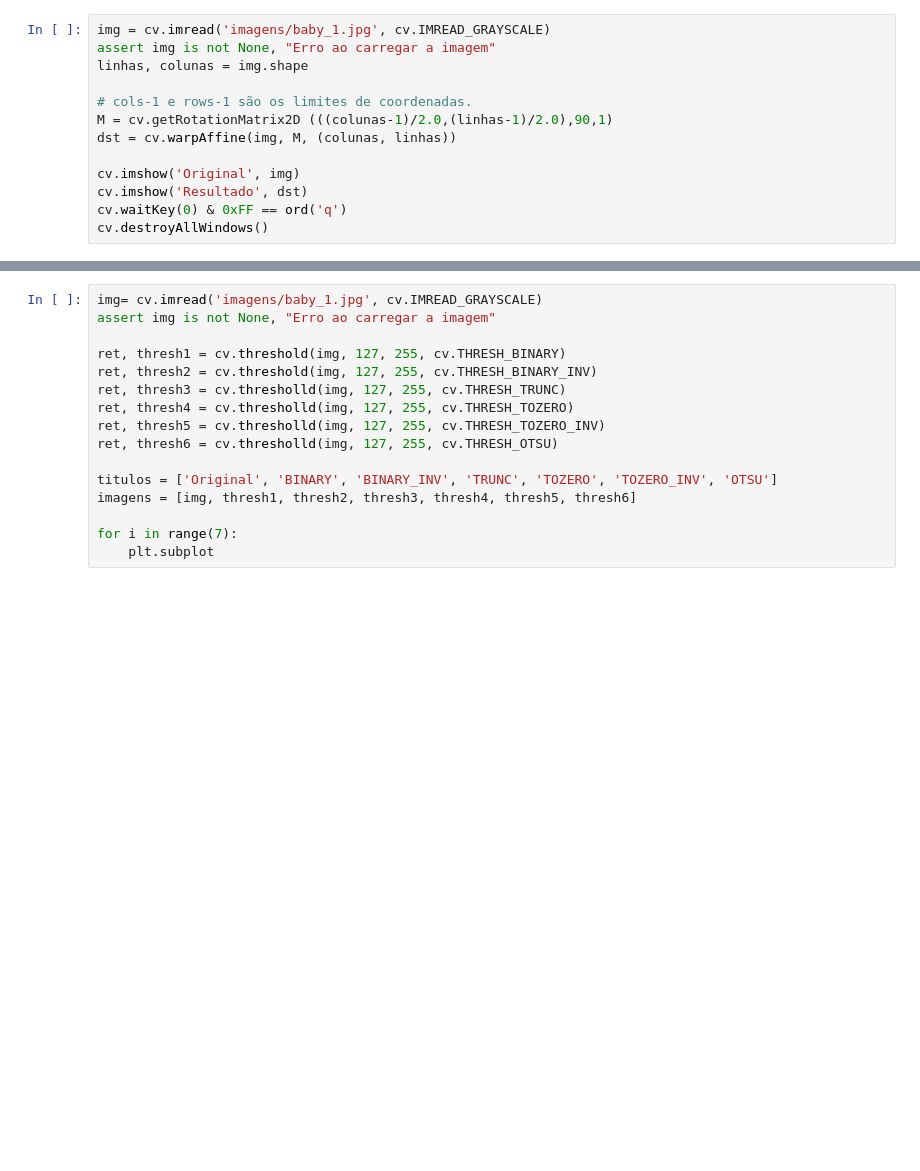
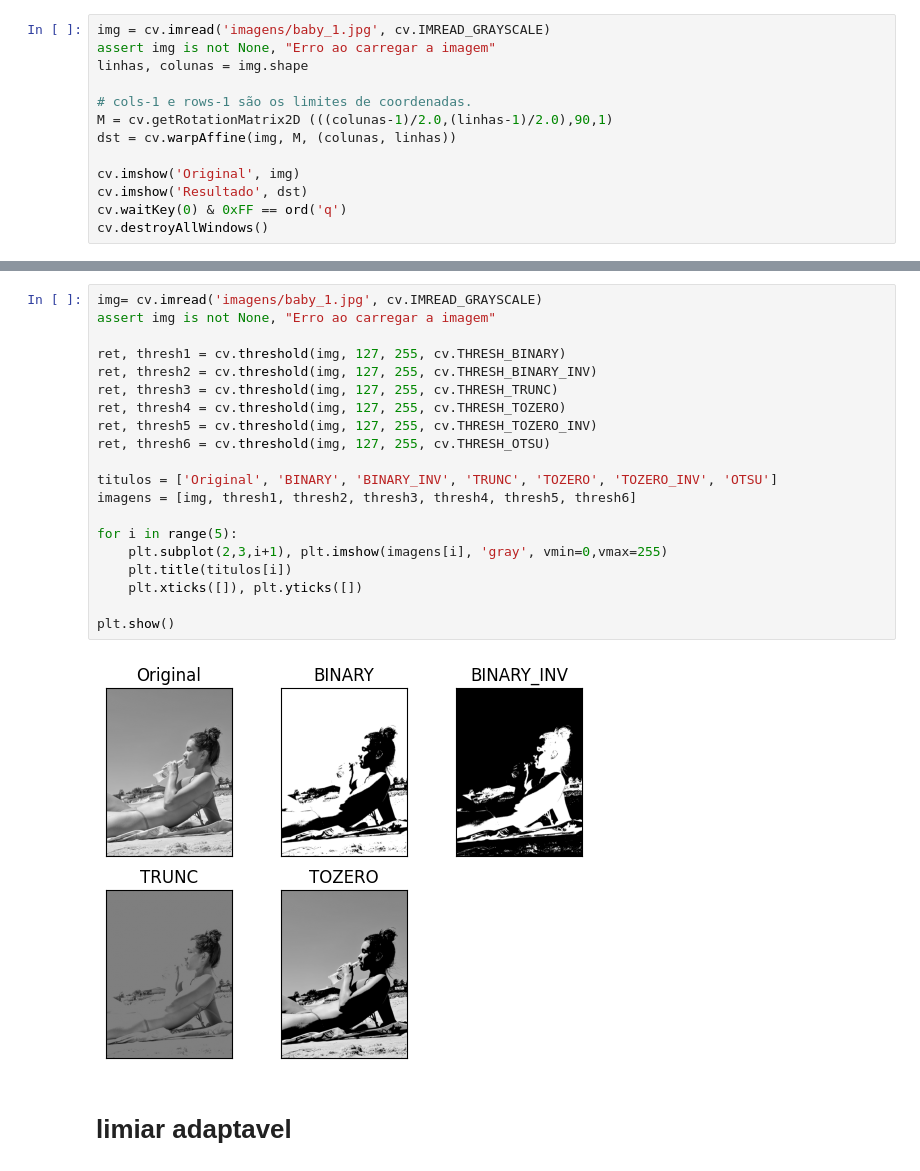
Before and after one commit to jeuslandim/estudos-com-opencv-python, a Jupyter notebook: PDI_opencv.ipynb, the cells around one changed output, grey strips where cells are left out. Cells and saved outputs as stored; diff of their text form; blank space fills up the shorter version.

Commit message:
inicio de limiar adaptavel

```diff
--- a/PDI_opencv.ipynb
+++ b/PDI_opencv.ipynb
@@ -177,16 +177,24 @@ Aqui, o assunto é direto. Para cada pixel, o mesmo valor limite é aplicado. Se
 # %%
 img= cv.imread('imagens/baby_1.jpg', cv.IMREAD_GRAYSCALE)
 assert img is not None, "Erro ao carregar a imagem"
 
 ret, thresh1 = cv.threshold(img, 127, 255, cv.THRESH_BINARY)
 ret, thresh2 = cv.threshold(img, 127, 255, cv.THRESH_BINARY_INV)
-ret, thresh3 = cv.thresholld(img, 127, 255, cv.THRESH_TRUNC)
-ret, thresh4 = cv.thresholld(img, 127, 255, cv.THRESH_TOZERO)
-ret, thresh5 = cv.thresholld(img, 127, 255, cv.THRESH_TOZERO_INV)
-ret, thresh6 = cv.thresholld(img, 127, 255, cv.THRESH_OTSU)
+ret, thresh3 = cv.threshold(img, 127, 255, cv.THRESH_TRUNC)
+ret, thresh4 = cv.threshold(img, 127, 255, cv.THRESH_TOZERO)
+ret, thresh5 = cv.threshold(img, 127, 255, cv.THRESH_TOZERO_INV)
+ret, thresh6 = cv.threshold(img, 127, 255, cv.THRESH_OTSU)
 
 titulos = ['Original', 'BINARY', 'BINARY_INV', 'TRUNC', 'TOZERO', 'TOZERO_INV', 'OTSU']
 imagens = [img, thresh1, thresh2, thresh3, thresh4, thresh5, thresh6]
 
-for i in range(7):
-    plt.subplot
+for i in range(5):
+    plt.subplot(2,3,i+1), plt.imshow(imagens[i], 'gray', vmin=0,vmax=255)
+    plt.title(titulos[i])
+    plt.xticks([]), plt.yticks([])
+
+plt.show()
+# %% [output]
+[figure, added]
+# %% [markdown]
+# limiar adaptavel
```
Also changed, not shown: parts of 1 cell of this notebook.
